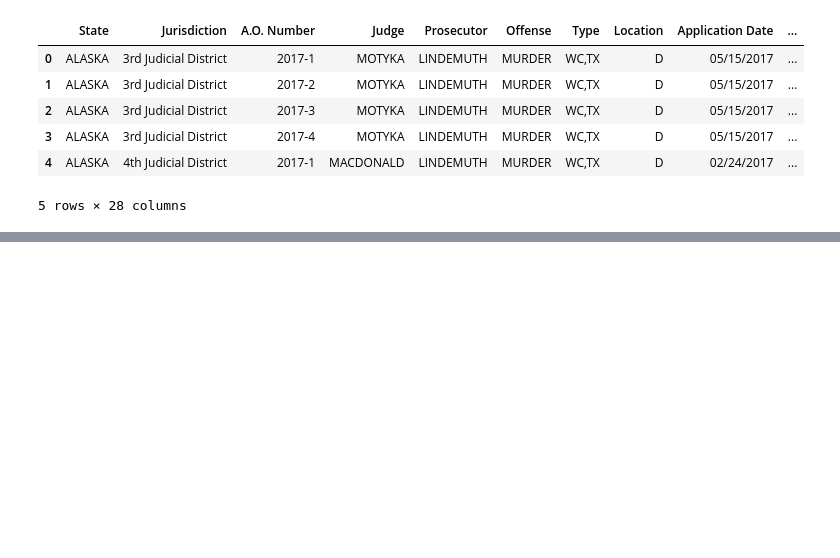
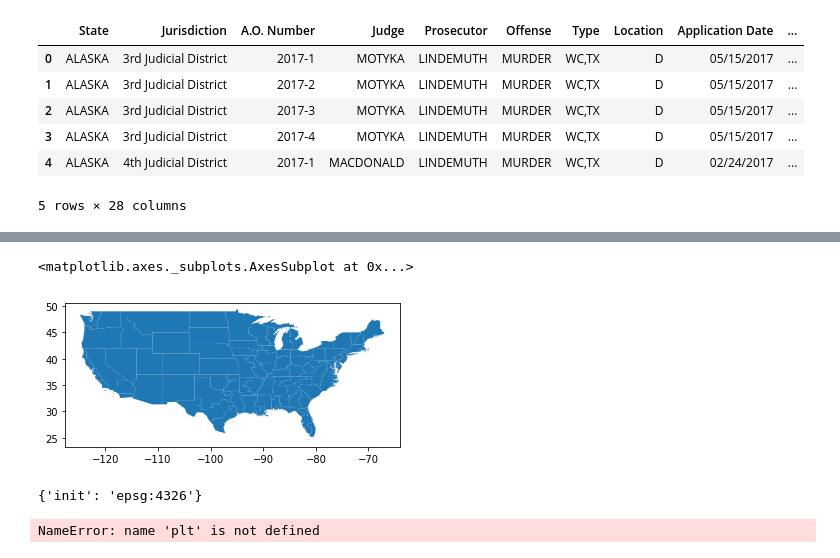
Before and after one commit to hpeyronnin/Wiretaps, a Jupyter notebook: Wiretaps.ipynb, the cells around one changed output, grey strips where cells are left out. Cells and saved outputs as stored; diff of their text form; code cells hidden in the pictures; blank space fills up the shorter version.

```diff
--- a/Wiretaps.ipynb
+++ b/Wiretaps.ipynb
@@ -223,0 +351,32 @@ Name: Jurisdiction, Length: 143, dtype: int64
+# %%
+#remove jurisdictions that cause scaling problems when plotting
+jur = jur[jur.DISTRICT != 'GUAM']
+jur = jur[jur.DISTRICT != 'ALASKA']
+jur = jur[jur.DISTRICT != 'NORTHERN MARIANA ISLANDS']
+jur = jur[jur.DISTRICT != 'VIRGIN ISLANDS']
+jur = jur[jur.DISTRICT != 'HAWAII']
+jur = jur[jur.DISTRICT != 'PUERTO RICO']
+jur = jur[jur.DISTRICT != 'BERMUDA']
+# %%
+jur.plot()
+# %% [output]
+<matplotlib.axes._subplots.AxesSubplot at 0x...>
+[figure, added]
+# %%
+#check dataframe and projection
+jur.crs
+# %% [output]
+{'init': 'epsg:4326'}
+# %%
+#Set up figure and axis with different size
+f, ax = plt.subplots(1, figsize=(15,30))
+#Add layer of polygons on the axis
+jur.plot(ax=ax)
+#Scale axis
+plt.axis('scaled')
+#Remove axis
+ax.set_axis_off()
+#Display
+plt.show()
+# %% [output]
+NameError: name 'plt' is not defined
```
Also changed, not shown: parts of 24 cells of this notebook.
